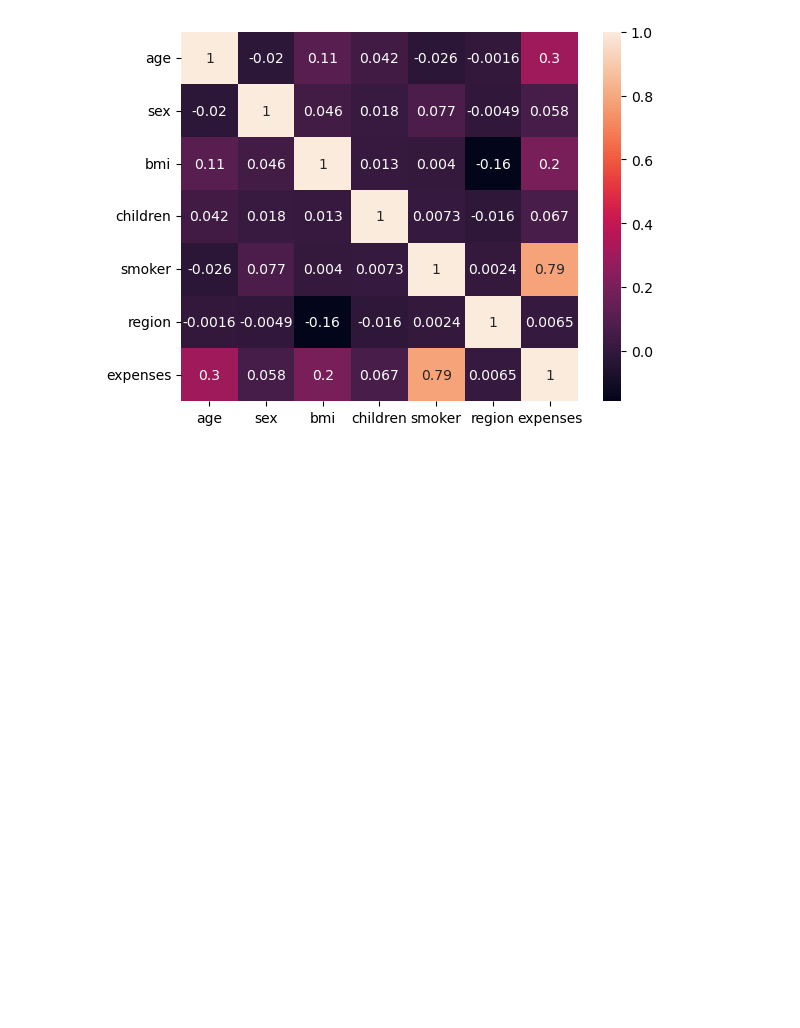
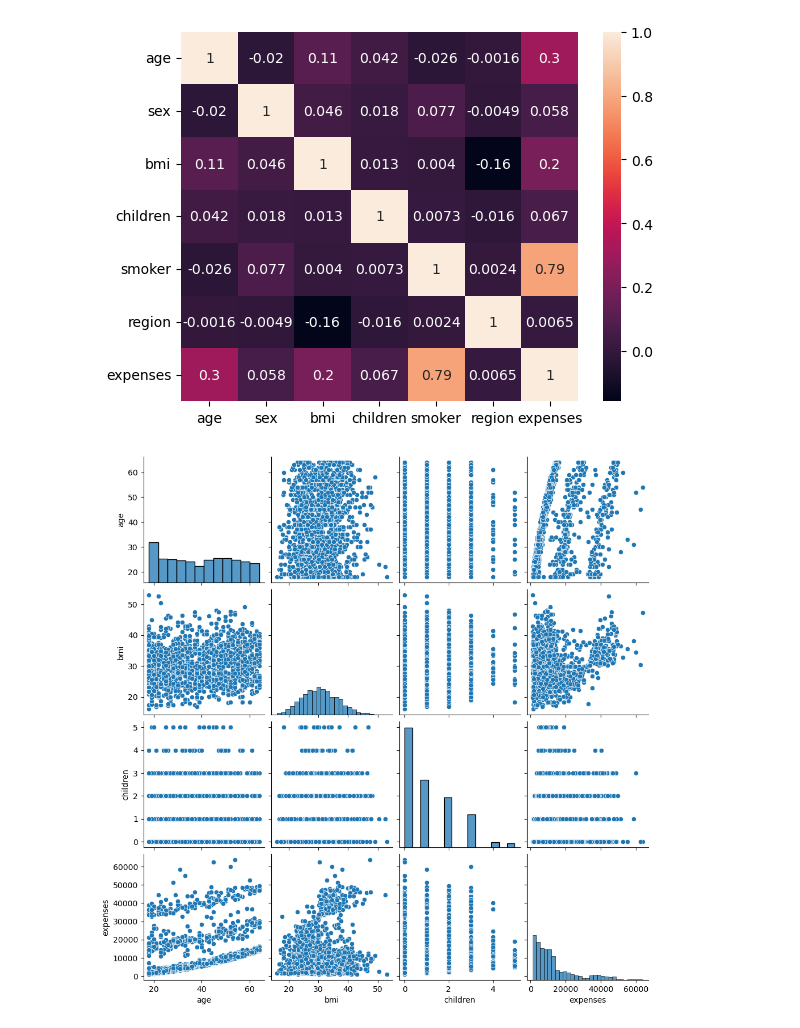
Before and after one commit to pariharsourabh/Insurance_premium_prediction, a Jupyter notebook: notebook/EDA.ipynb, the cells around one changed output. Cells and saved outputs as stored; diff of their text form; code cells hidden in the pictures; blank space fills up the shorter version.

```diff
--- a/notebook/EDA.ipynb
+++ b/notebook/EDA.ipynb
@@ -231,3 +231,8 @@ sns.heatmap(df.corr(),annot=True)
 # %% [output]
 <AxesSubplot:>
 [figure]
+# %%
+sns.pairplot(df[['age', 'bmi', 'children', 'expenses']])
+plt.show()
+# %% [output]
+[figure, added]
```
